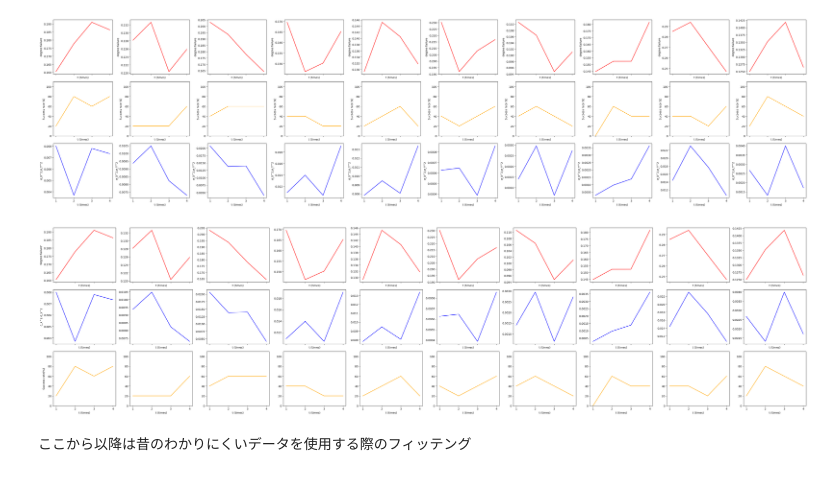
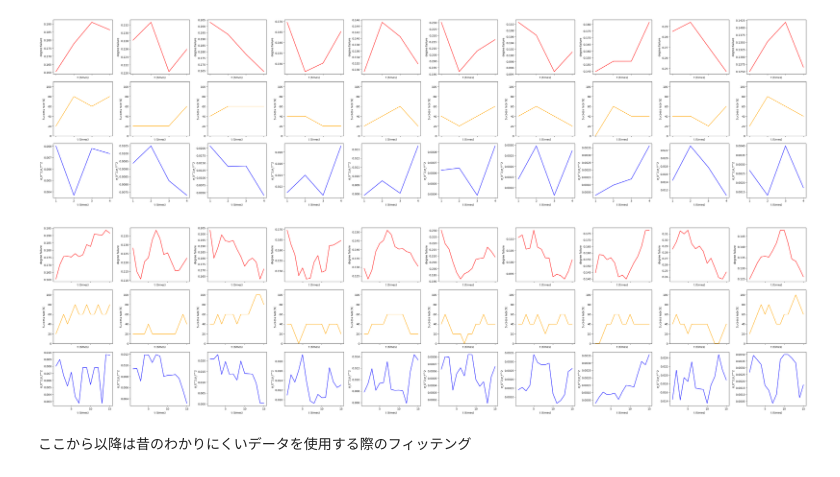
Before and after one commit to kotatakehara/Self-efficacy, a Jupyter notebook: Fact_data_process.ipynb, the cells around one changed output. Cells and saved outputs as stored; diff of their text form; code cells hidden in the pictures.

```diff
--- a/Fact_data_process.ipynb
+++ b/Fact_data_process.ipynb
@@ -164,11 +196,15 @@ class Kendama_show(Kendama_analyze):
     'R': 'g'
     }
 
-  def make_result(self, division):
-    A_x_L, A_p_L, A_dispersion_L, A_Abs_degree_failure_L, A_srate_L = self.loop_analyze(division)
-    return A_x_L, A_p_L, A_dispersion_L, A_Abs_degree_failure_L, A_srate_L
+  def make_result(self, division, pattern, width=None):
+    if pattern == "default":
+      A_x_L, A_p_L, A_dispersion_L, A_Abs_degree_failure_L, A_srate_L = self.loop_analyze(division, pattern)
+      return A_x_L, A_p_L, A_dispersion_L, A_Abs_degree_failure_L, A_srate_L
+    else:
+      A_x_L, A_p_L, A_dispersion_L, A_Abs_degree_failure_L, A_srate_L = self.divided_analyze(division, width,pattern)
+      return A_x_L, A_p_L, A_dispersion_L, A_Abs_degree_failure_L, A_srate_L
 
-  def show_result(self, A_x_L, A_p_L, A_dispersion_L, A_Abs_degree_failure_L, A_srate_L, column, division):
+  def show_result(self, A_x_L, A_p_L, A_dispersion_L, A_Abs_degree_failure_L, A_srate_L, column, division, width):
     # 各データのラベルと色の辞書
     data_dict = {
         "degree failure": {"data": A_Abs_degree_failure_L, "color": 'r', "ylabel": 'degree failure', "ylim": (0, 2)},
@@ -186,7 +222,7 @@ class Kendama_show(Kendama_analyze):
           axs[j, i].set_ylabel(props["ylabel"])
           if label == "Success rate(%)":
             axs[j, i].set_ylim(props["ylim"])
-          axs[j, i].set_xticks(np.arange(1*(5//division), 5*(5//division), 1*(5//division)))
+          axs[j, i].set_xticks(np.arange(1*(5//division), 5*(5//division) - width, 1*(5//division)))
 
           # if division == 5:
           #   axs[j, i].set_xticks(np.arange(1, 5*division+1, division))  # [1, 2, 3, 4] if division=5
@@ -306,35 +260,14 @@ for j in range(1, 11):  # 1から10までの数字でループ
-# %%
-fig, axs = plt.subplots(3, len(A_x_L),figsize=(40, 10), sharex=True)
-
-for i in range(10):
-  axs[0, i].plot(A_x_L[i], A_Abs_degree_failure_L[i], color='r')
-  axs[1, i].plot(A_x_L[i], [item[0] for item in A_dispersion_L[i]], color='b')
-  axs[2, i].plot(A_x_L[i], A_srate_L[i], color='orange')
-
-
-
-  # axs[0,i].set_ylim(0.19, 0.2)
-  # axs[1,i].set_ylim(0, 2)
-  axs[2,i].set_ylim(0, 110)
-
-  # axs[0, i].set_yticks(np.arange(0.19, 0.2, step=0.001))
-  # axs[1, i].set_yticks(np.arange(0, 2.5, step=0.5))
-  # axs[2, i].set_yticks(np.arange(0, 120, step=20))
-
-  for ax in axs.flat:
-    ax.set_xlabel("t (times)")
-
-  axs[0, 0].set_ylabel(f"'degree failure'")
-  axs[1, 0].set_ylabel(f"σ_X^2,σ_Y^2")
-  axs[2, 0].set_ylabel(f"Success rate(%)")
-
-  axs[0, i].set_xticks(np.arange(min(A_x_L[i]), max(A_x_L[i]) + 1, 1))
-plt.tight_layout()
-# plt.savefig(f"data_fitting_20_5.png")
-# files.download(f'data_fitting_20_5.png')
-plt.show()
-# %% [output]
-[figure, removed]
+# %%
+original_pattern = '/content/drive/MyDrive/kendama_202310_inamura/id01_self/*.csv'
+number_people = 10
+inamura_data_show = Kendama_show(original_pattern, number_people)
+division = 1
+width = 5
+A_x_L, A_p_L, A_dispersion_L, A_Abs_degree_failure_L, A_srate_L = inamura_data_show.make_result(division, "divided", width)
+column = 3
+inamura_data_show.show_result(A_x_L, A_p_L, A_dispersion_L, A_Abs_degree_failure_L, A_srate_L, column, division, width)
+# %% [output]
+[figure, added]
 # %% [markdown]
 ここから以降は昔のわかりにくいデータを使用する際のフィッテング
 # %%
```
Also changed, not shown: parts of 6 cells of this notebook.
